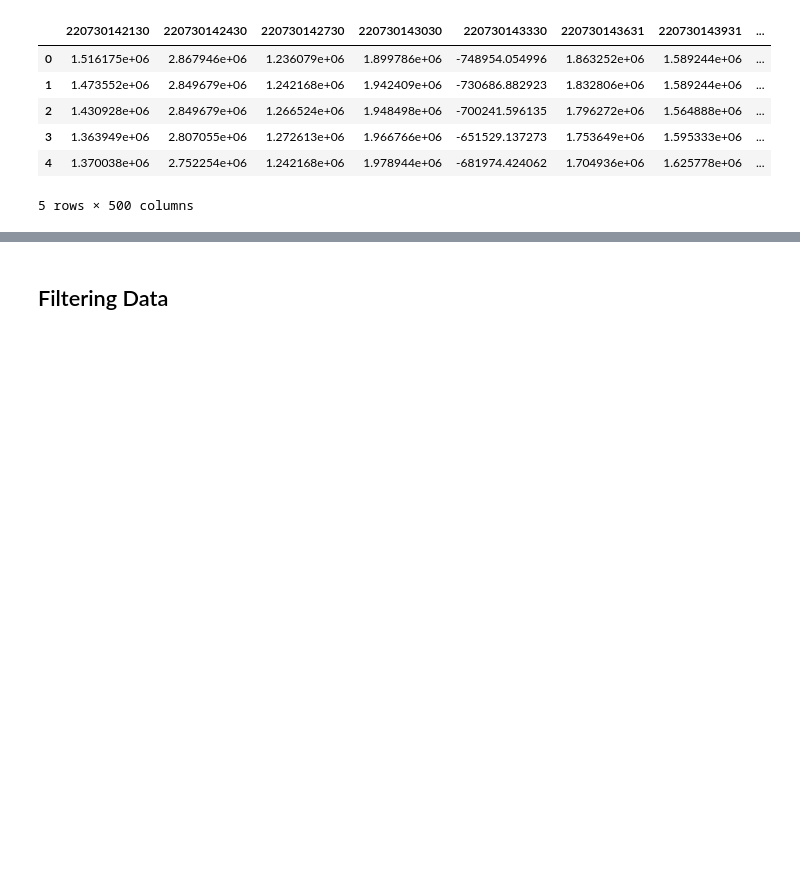
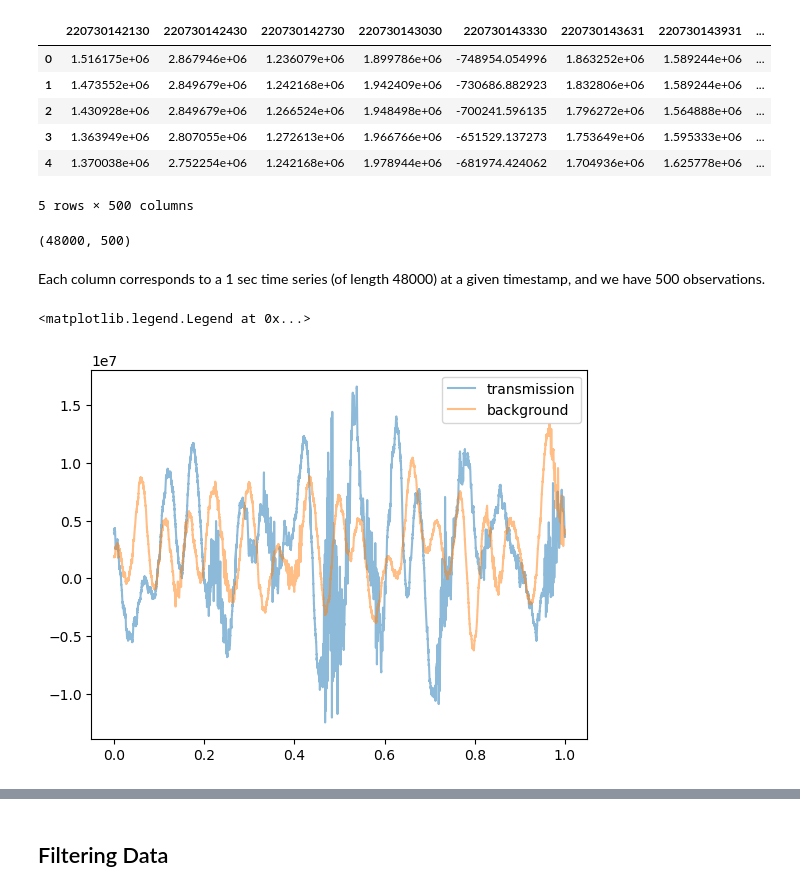
Before and after one commit to BOAT-ocean-acoustics/fundamentals, a Jupyter notebook: boat_tutorials/exercises/02c_WA_Shelf_stats/01_WA_Shelf_fitting_solution.ipynb, the cells around one changed output, grey strips where cells are left out. Cells and saved outputs as stored; diff of their text form; code cells hidden in the pictures; blank space fills up the shorter version.

```diff
--- a/boat_tutorials/exercises/02c_WA_Shelf_stats/01_WA_Shelf_fitting_solution.ipynb
+++ b/boat_tutorials/exercises/02c_WA_Shelf_stats/01_WA_Shelf_fitting_solution.ipynb
@@ -48,3 +37,23 @@ df_tr.head()
 | 3 | 1.363949e+06 | 2.807055e+06 | 1.272613e+06 | 1.966766e+06 | -651529.137273 | 1.753649e+06 | 1.595333e+06 | ... |
 | 4 | 1.370038e+06 | 2.752254e+06 | 1.242168e+06 | 1.978944e+06 | -681974.424062 | 1.704936e+06 | 1.625778e+06 | ... |
 5 rows × 500 columns
+# %%
+df_tr.shape
+# %% [output]
+(48000, 500)
+# %% [markdown]
+Each column corresponds to a 1 sec time series (of length 48000) at a given timestamp, and we have 500 observations.
+# %%
+# display 1 pair of transmission and background time series
+
+# select one index to plot the signals
+idx = 10
+
+time = np.arange(0, 1, 1. / fs)
+
+plt.plot(time, df_tr.iloc[:,idx], label="transmission", alpha=0.5)
+plt.plot(time, df_bg.iloc[:,idx], label="background", alpha=0.5)
+plt.legend()
+# %% [output]
+<matplotlib.legend.Legend at 0x...>
+[figure, new version]
```
Also changed, not shown: parts of 20 cells of this notebook.
